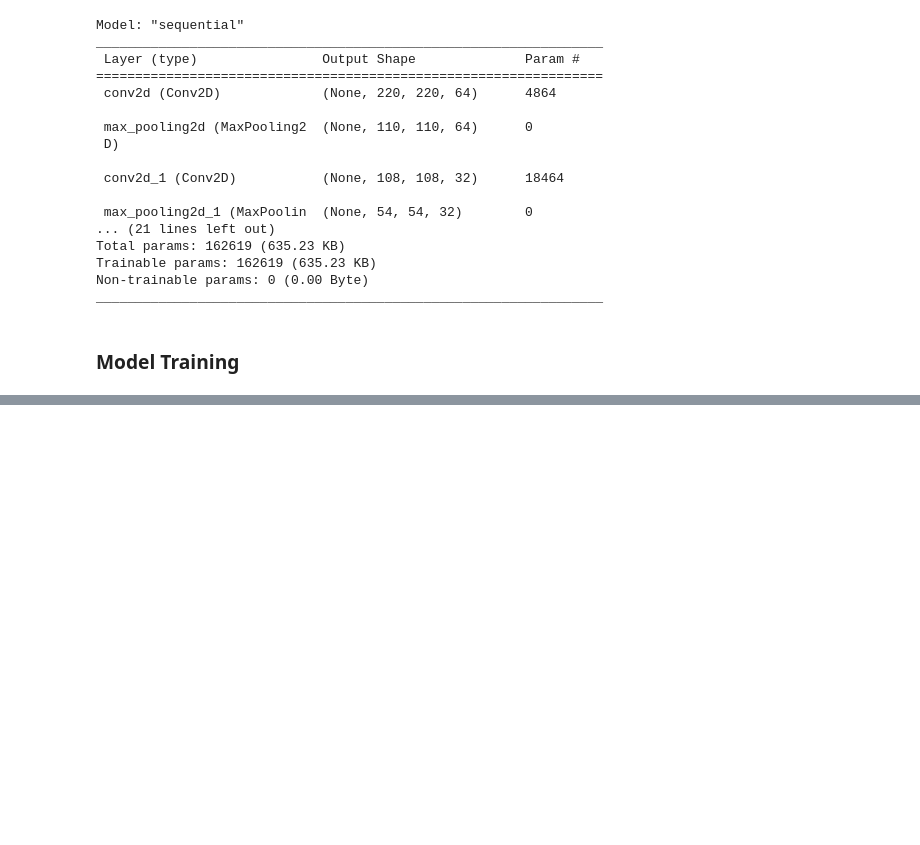
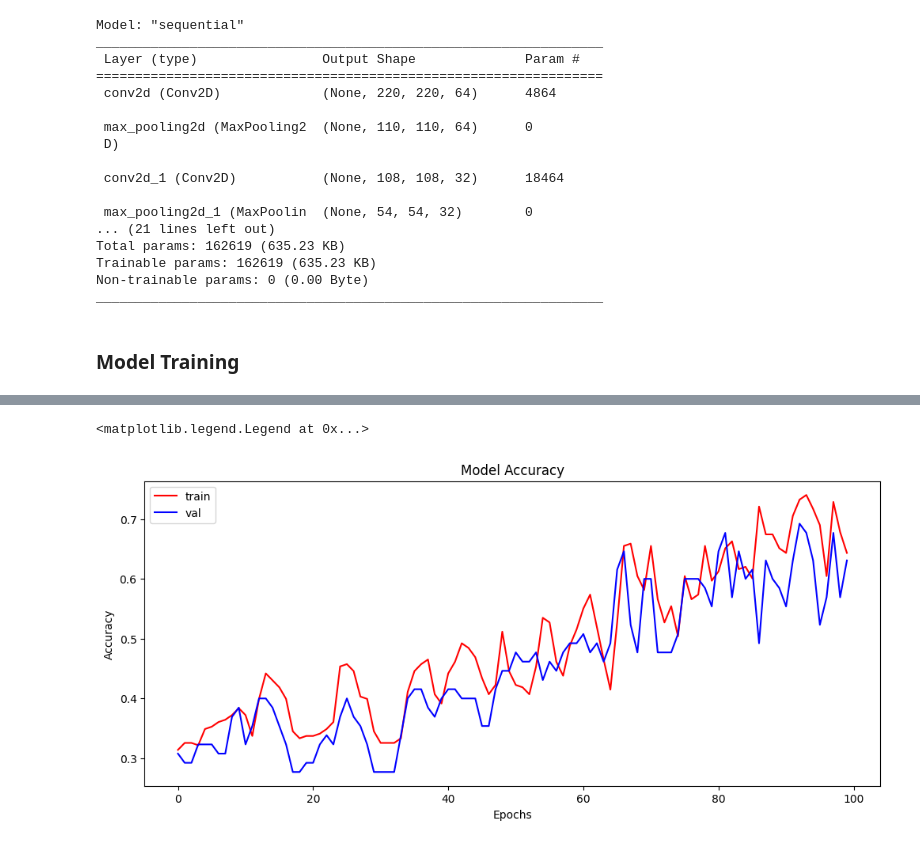
Before and after one commit to AishMe/Basic-ML-Projects, a Jupyter notebook: DogBreedPrediction.ipynb, the cells around one changed output, grey strips where cells are left out. Saved outputs shown, nothing was run; the diff lists cells and outputs as text; code cells hidden in the pictures; blank space fills up the shorter version.

Commit message:
Model Training & Testing

```diff
--- a/DogBreedPrediction.ipynb
+++ b/DogBreedPrediction.ipynb
@@ -209,3 +218,9 @@ X_train_val, X_test, Y_train_val, Y_test = train_test_split(X_train_data, Y_trai
 X_train, X_val, Y_train, Y_val = train_test_split(X_train_val, Y_train_val, test_size = 0.2)
 # %% [markdown]
 ### Model Training
+# %%
+# Training the model
+epochs = 100
+batch_size = 128
+
+history = model.fit(X_train, Y_train, batch_size=batch_size, epochs=epochs, validation_data=(X_val, Y_val))
@@ -211,0 +245,12 @@ X_train, X_val, Y_train, Y_val = train_test_split(X_train_val, Y_train_val, test
+# %%
+# Plot the training history - Accuracy
+plt.figure(figsize=(12,5))
+plt.plot(history.history['accuracy'], color='r')
+plt.plot(history.history['val_accuracy'], color='b')
+plt.title('Model Accuracy')
+plt.ylabel('Accuracy')
+plt.xlabel('Epochs')
+plt.legend(['train', 'val'])
+# %% [output]
+<matplotlib.legend.Legend at 0x...>
+[figure, added]
```
Also changed, not shown: parts of 13 cells of this notebook.
